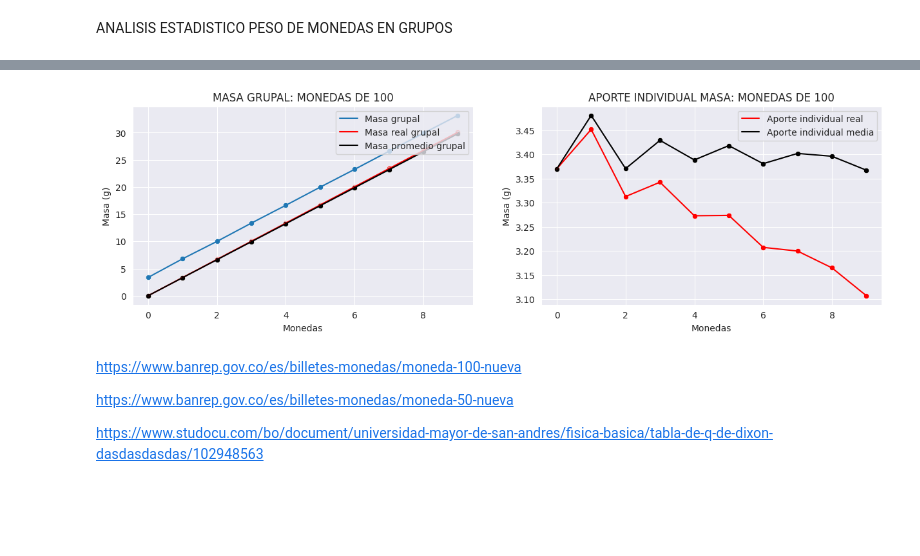
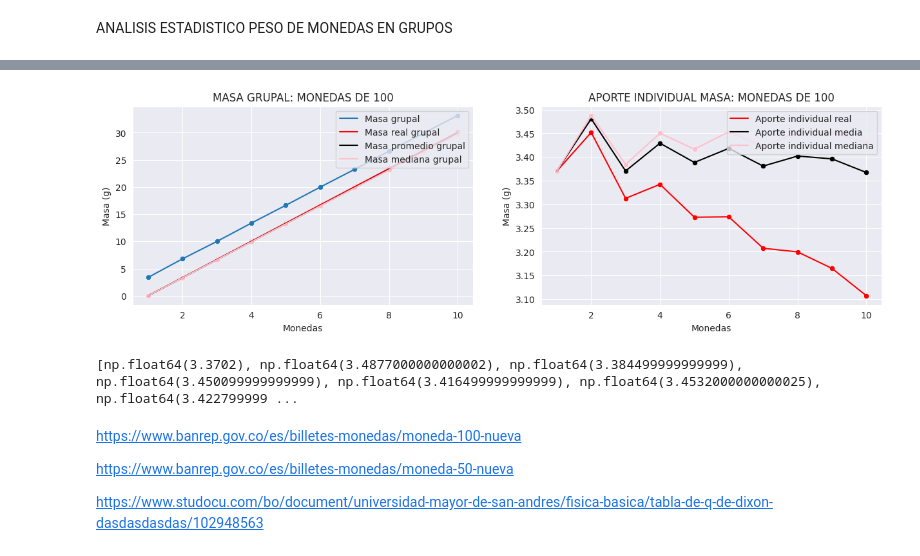
Before and after one commit to 317745/ANALISIS-MONEDAS-LABORATORIO-27-05-2026, a Jupyter notebook: laboratorio27_05_2026.ipynb, the cells around one changed output, grey strips where cells are left out. Saved outputs shown, nothing was run; the diff lists cells and outputs as text; code cells hidden in the pictures; blank space fills up the shorter version.

```diff
--- a/laboratorio27_05_2026.ipynb
+++ b/laboratorio27_05_2026.ipynb
@@ -57,3 +89,18 @@ desviacion_estandar_masa_moneda_100 = df_masa_monedas_individuales["monedas_100"
+# %%
+masa_real_moneda_100 = 3.34
+masa_promedio_moneda_100 = round(df_masa_monedas_individuales["monedas_100"].mean(), 4)
+masa_mediana_monedas_100 = round(df_masa_monedas_individuales["monedas_100"].median(), 4)
+rango_absoluto_moneda_100 = round(df_masa_monedas_individuales["monedas_100"].max() - df_masa_monedas_individuales["monedas_100"].min(), 4)
+rango_relativo_moneda_100 = round((rango_absoluto_moneda_100/masa_promedio_moneda_100)*100, 4)
+error_absoluto_moneda_100 = abs(masa_real_moneda_100 - masa_promedio_moneda_100)
+
+varianza_masa_moneda_100 = round(df_masa_monedas_individuales["monedas_100"].var(), 4)
+desviacion_estandar_masa_moneda_100 = round(df_masa_monedas_individuales["monedas_100"].std(), 4)
+desviacion_relativa_masa_moneda_100 = round((df_masa_monedas_individuales["monedas_100"].std()/masa_promedio_moneda_100)*100, 4)
+desviacion_absoluta_masa_moneda_100 = round((df_masa_monedas_individuales["monedas_100"] - masa_promedio_moneda_100).abs().mean(), 4)
+coeficiente_variacion_masa_moneda_100 = round((df_masa_monedas_individuales["monedas_100"].std()/masa_promedio_moneda_100)*100, 2)
+
+coeficiente_variacion_masa_moneda_100 = str(coeficiente_variacion_masa_moneda_100) + "%"
 # %%
 dicc_estadisticos_monedas = {
     "monedas_50": [masa_real_moneda_50,
@@ -291,5 +484,7 @@ plt.show()
 # %% [markdown]
 ANALISIS ESTADISTICO PESO DE MONEDAS EN GRUPOS
+# %%
+eje_x_monedas_grupales = df_masa_monedas_grupo.index + 1
 # %%
 f, ax = plt.subplots(ncols=2, nrows=1, figsize=(15, 4))
 
@@ -354,59 +564,78 @@ f, ax = plt.subplots(ncols=2, nrows=1, figsize=(15, 4))
 
 #---------------------------------SCATTERPLOT-----------------------------------
 
-sns.scatterplot(x=df_masa_monedas_grupo.index, y="monedas_100",
+sns.scatterplot(x=eje_x_monedas_grupales, y="monedas_100",
                 data=df_masa_monedas_grupo, ax=ax[0])
-sns.lineplot(x=df_masa_monedas_grupo.index, y="monedas_100",
+sns.lineplot(x=eje_x_monedas_grupales, y="monedas_100",
                 data=df_masa_monedas_grupo, ax=ax[0], label="Masa grupal")
 
-sns.scatterplot(x=df_masa_monedas_grupo.index,
+sns.scatterplot(x=eje_x_monedas_grupales,
                 y=[masa_real_moneda_100*i for i in df_masa_monedas_grupo.index],
                 data=df_masa_monedas_grupo, color="red", ax=ax[0])
-sns.lineplot(x=df_masa_monedas_grupo.index,
+sns.lineplot(x=eje_x_monedas_grupales,
              y=[masa_real_moneda_100*i for i in df_masa_monedas_grupo.index],
              data=df_masa_monedas_grupo, color="red", ax=ax[0], label="Masa real grupal")
 
-sns.scatterplot(x=df_masa_monedas_grupo.index,
+sns.scatterplot(x=eje_x_monedas_grupales,
                 y=[masa_promedio_moneda_100*i for i in df_masa_monedas_grupo.index],
                 data=df_masa_monedas_grupo, color="black", ax=ax[0])
-sns.lineplot(x=df_masa_monedas_grupo.index,
+sns.lineplot(x=eje_x_monedas_grupales,
              y=[masa_promedio_moneda_100*i for i in df_masa_monedas_grupo.index],
              data=df_masa_monedas_grupo, color="black", ax=ax[0], label="Masa promedio grupal")
+
+sns.scatterplot(x=eje_x_monedas_grupales,
+                y=[masa_mediana_monedas_100*i for i in df_masa_monedas_grupo.index],
+                data=df_masa_monedas_grupo, color="pink", ax=ax[0])
+sns.lineplot(x=eje_x_monedas_grupales ,
+             y=[masa_mediana_monedas_100*i for i in df_masa_monedas_grupo.index],
+             data=df_masa_monedas_grupo, color="pink", ax=ax[0], label="Masa mediana grupal")
 
 ax[0].set_title("MASA GRUPAL: MONEDAS DE 100")
 ax[0].set_ylabel("Masa (g)")
 ax[0].set_xlabel("Monedas")
 
 ax[0].legend(loc="upper right")
 
 #------------------SCATTERPLOT-DISTRIBUCION-APORTE-INDIVIDUAL-------------------
 
 aporte_individual_moneda_100 = [
             fila["monedas_100"] - (masa_real_moneda_100*(indice))
             for indice, fila in df_masa_monedas_grupo[["monedas_100"]].iterrows()
                                ]
-sns.scatterplot(x=df_masa_monedas_grupo.index, y = aporte_individual_moneda_100, color="red", ax=ax[1])
-sns.lineplot(x=df_masa_monedas_grupo.index, y = aporte_individual_moneda_100, color="red", ax=ax[1], label="Aporte individual real")
+sns.scatterplot(x=eje_x_monedas_grupales, y = aporte_individual_moneda_100, color="red", ax=ax[1])
+sns.lineplot(x=eje_x_monedas_grupales, y = aporte_individual_moneda_100, color="red", ax=ax[1], label="Aporte individual real")
 
 aporte_individual_media_moneda_100 = [
             fila["monedas_100"] - (masa_promedio_moneda_100*(indice))
             for indice, fila in df_masa_monedas_grupo[["monedas_100"]].iterrows()
                                     ]
 
-sns.scatterplot(x=df_masa_monedas_grupo.index, y = aporte_individual_media_moneda_100, color="black", ax=ax[1])
-sns.lineplot(x=df_masa_monedas_grupo.index, y = aporte_individual_media_moneda_100, color="black", ax=ax[1], label="Aporte individual media")
+sns.scatterplot(x=eje_x_monedas_grupales, y = aporte_individual_media_moneda_100, color="black", ax=ax[1])
+sns.lineplot(x=eje_x_monedas_grupales, y = aporte_individual_media_moneda_100, color="black", ax=ax[1], label="Aporte individual media")
+
+aporte_individual_mediana_moneda_100 = [
+            fila["monedas_100"] - (masa_mediana_monedas_100*(indice))
+            for indice, fila in df_masa_monedas_grupo[["monedas_100"]].iterrows()
+                                    ]
+
+sns.scatterplot(x=eje_x_monedas_grupales, y = aporte_individual_mediana_moneda_100, color="pink", ax=ax[1])
+sns.lineplot(x=eje_x_monedas_grupales, y = aporte_individual_mediana_moneda_100, color="pink", ax=ax[1], label="Aporte individual mediana")
 
 ax[1].set_title("APORTE INDIVIDUAL MASA: MONEDAS DE 100")
 ax[1].set_ylabel("Masa (g)")
 ax[1].set_xlabel("Monedas")
 
 ax[1].legend(loc="upper right")
 
 sns.set_style("darkgrid")
 
 plt.show()
 # %% [output]
-[figure, old version]
+[figure, new version]
+# %%
+print(aporte_individual_mediana_moneda_100)
+# %% [output]
+[np.float64(3.3702), np.float64(3.4877000000000002), np.float64(3.384499999999999), np.float64(3.450099999999999), np.float64(3.416499999999999), np.float64(3.4532000000000025), np.float64(3.422799999 ...
 # %% [markdown]
 https://www.banrep.gov.co/es/billetes-monedas/moneda-100-nueva
 
```
Also changed, not shown: parts of 22 cells of this notebook.
